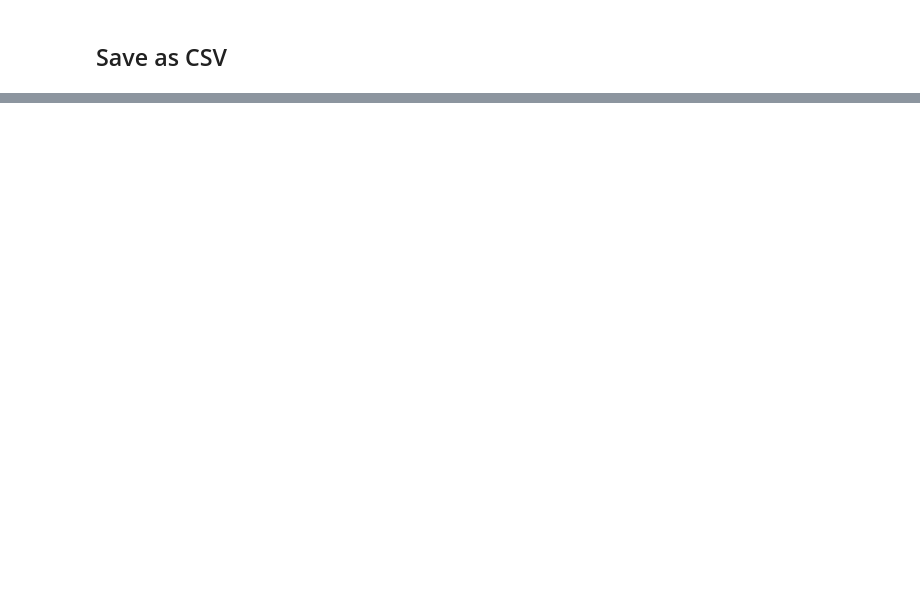
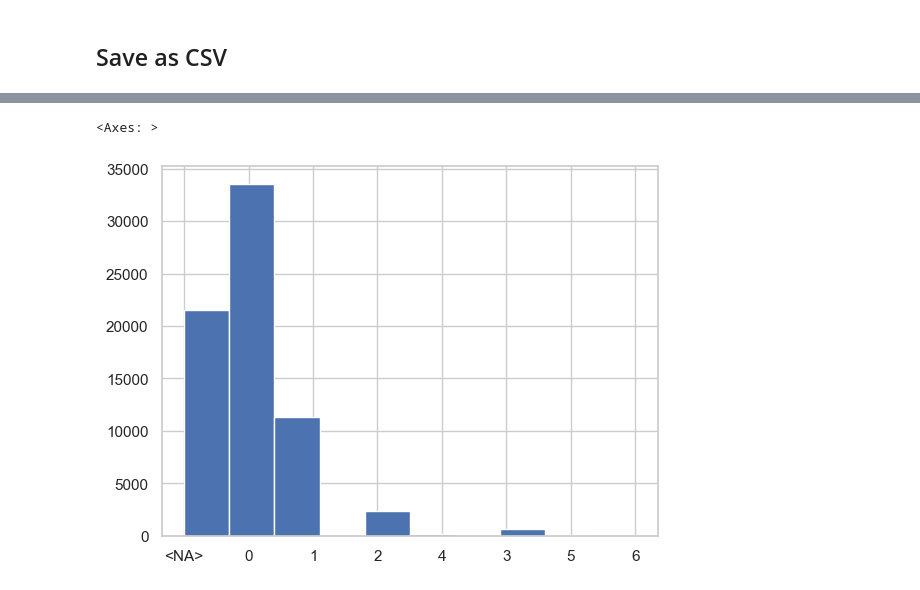
Before and after one commit to Mingtaros/CARES_Analytics, a Jupyter notebook: notebooks/Data_Preparation.ipynb, the cells around one changed output, grey strips where cells are left out. Cells and saved outputs as stored; diff of their text form; code cells hidden in the pictures; blank space fills up the shorter version.

Commit message:
Added IMPUTATION STEPS to Data_Preparation

```diff
--- a/notebooks/Data_Preparation.ipynb
+++ b/notebooks/Data_Preparation.ipynb
@@ -651,0 +344,3 @@ cares.to_csv("../data/CARES_dataset_clean.csv", index=False)
+# %%
+# Import dataset
+data = pd.read_csv("../data/CARES_dataset_clean.csv")
@@ -651,0 +349,4 @@ cares.to_csv("../data/CARES_dataset_clean.csv", index=False)
+# %%
+# Remove duplicated records with respect to all columns
+data = data.drop_duplicates()
+data.reset_index(drop=True, inplace=True)
@@ -651,0 +480,4 @@ cares.to_csv("../data/CARES_dataset_clean.csv", index=False)
+# %%
+# DROP
+data.drop(['PreopEGFRMDRD', 'DaysbetweenDeathandoperation'], axis=1, inplace=True)
+data.dropna(subset=['Anemia category', 'GradeofKidneyCategory', 'RDW15.7'], inplace=True)
@@ -651,0 +534,8 @@ cares.to_csv("../data/CARES_dataset_clean.csv", index=False)
+# %%
+# Convert float values to strings and remove decimal places
+data['RCRI score'] = data['RCRI score'].astype('Int64')
+data['RCRI score'] = data['RCRI score'].astype(str)
+data['RCRI score'].hist(bins=10)
+# %% [output]
+<Axes: >
+[figure, added]
```
Also changed, not shown: parts of 100 cells of this notebook, 4 other files.
